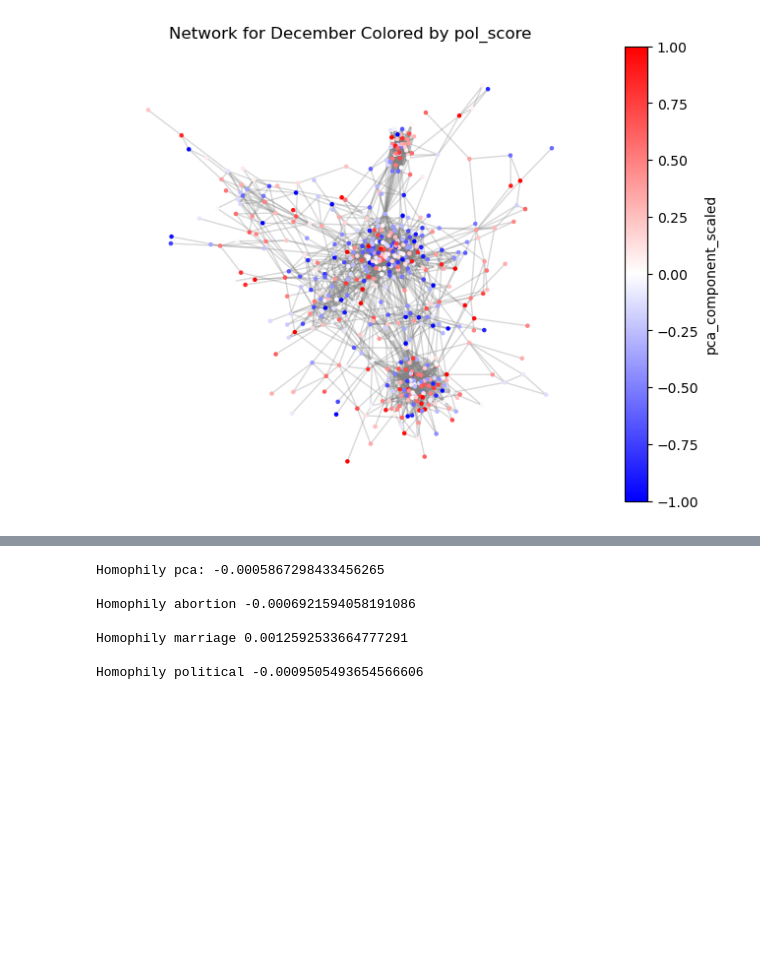
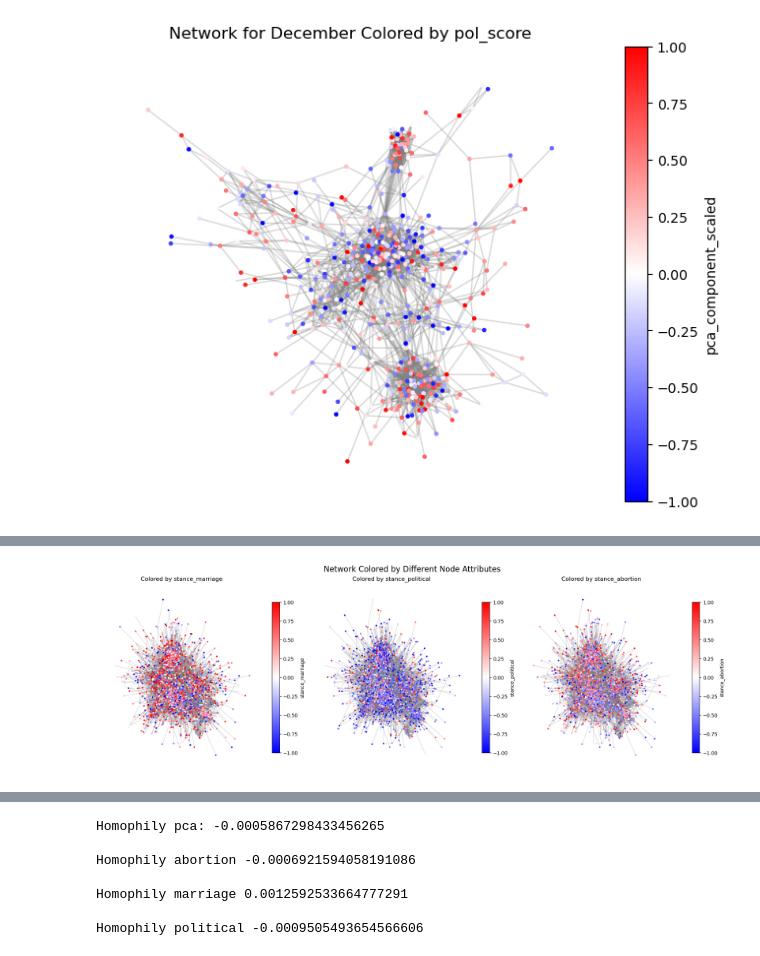
Before and after one commit to b0psheva27/BSc_project_polarization, a Jupyter notebook: notebooks/09_analysis.ipynb, the cells around one changed output, grey strips where cells are left out. Cells and saved outputs as stored; diff of their text form; code cells hidden in the pictures; blank space fills up the shorter version.

```diff
--- a/notebooks/09_analysis.ipynb
+++ b/notebooks/09_analysis.ipynb
@@ -197,0 +245,4 @@ plt.show()
+# %%
+plot_graph_colored_by_attributes(G_june, ['stance_marriage', 'stance_political', 'stance_abortion'])
+# %% [output]
+[figure, added]
```
Also changed, not shown: parts of 25 cells of this notebook.
